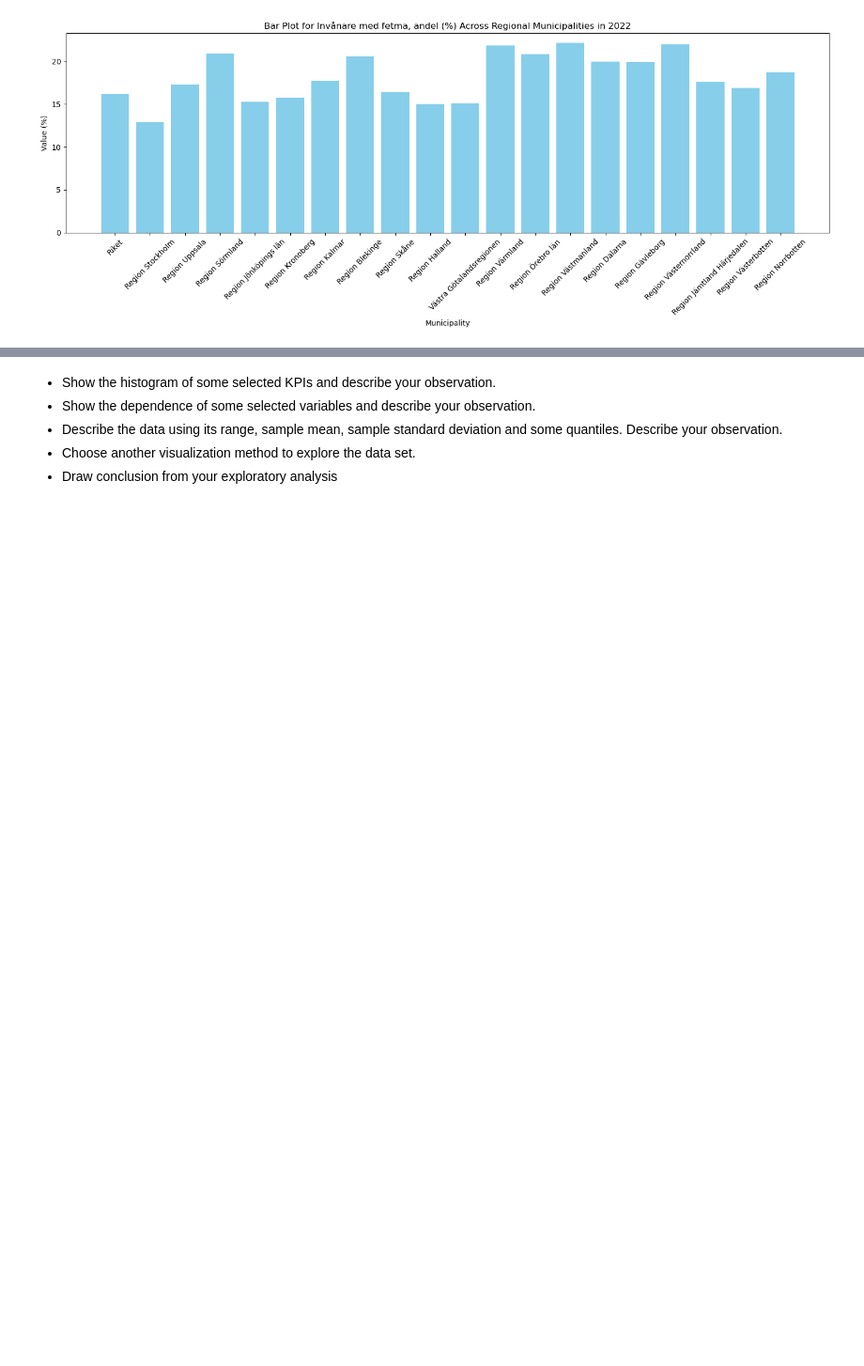
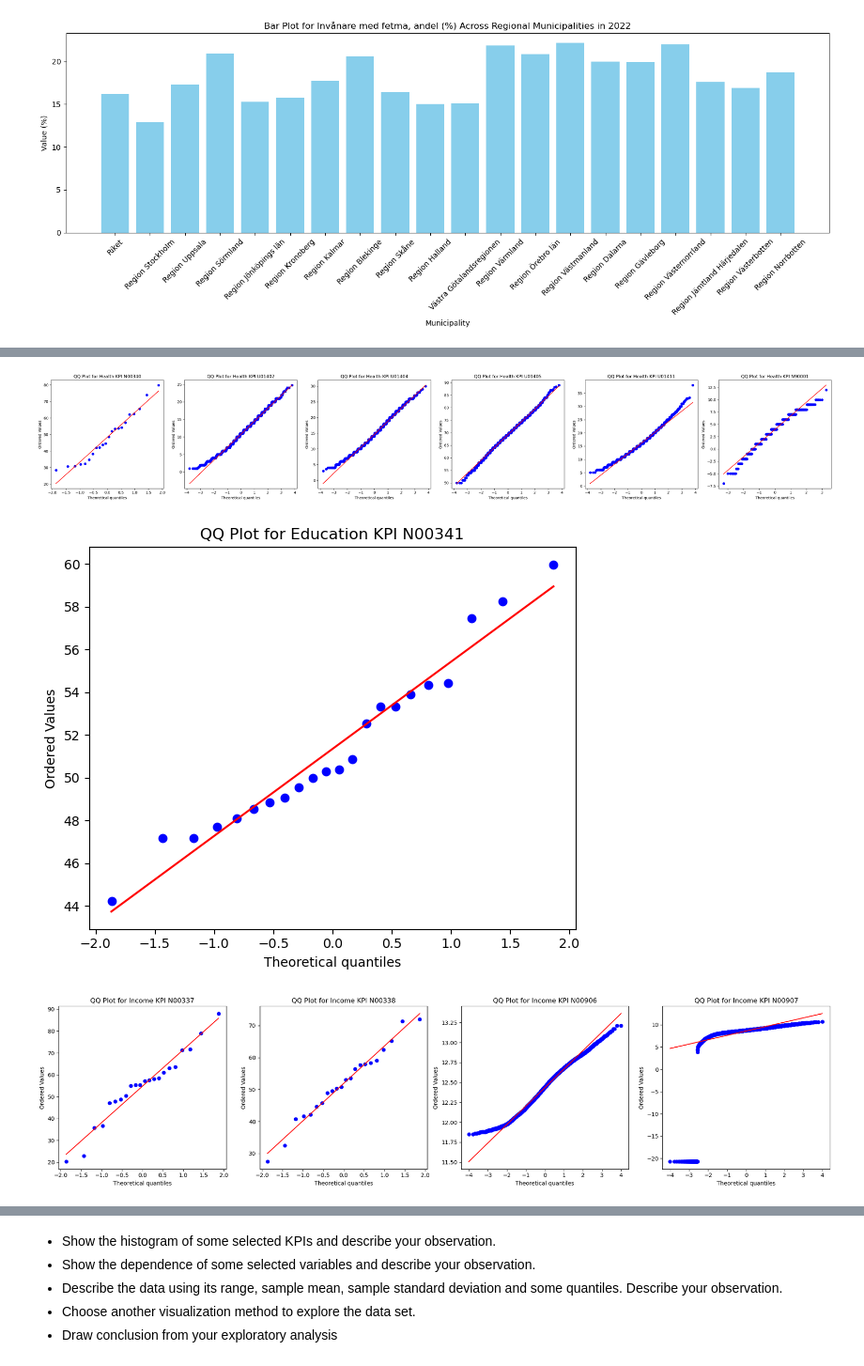
Before and after one commit to NilsDunlop/DIT863-Assignments, a Jupyter notebook: Project/Project.ipynb, the cells around one changed output, grey strips where cells are left out. Shown at 94% size. Saved outputs shown, nothing was run; the diff lists cells and outputs as text; code cells hidden in the pictures; blank space fills up the shorter version.

Commit message:
Add QQ plots for the health, education and income kpis

```diff
--- a/Project/Project.ipynb
+++ b/Project/Project.ipynb
@@ -173,20 +174,17 @@ for kpi in health_indicator_kpis:
 [figure]
 # %%
 # List of KPI IDs for each category
-health_kpis = ['N00340', 'N00351', 'N00362', 'N90001', 'U60507', 'U60508', 'U60509', 'N00923', 'N00925']
-education_kpis = ['N00341', 'N00352', 'N00363']
-income_kpis = ['N00337', 'N00338', 'N00348', 'N00349', 'N00359', 'N00360', 'N00906', 'N00907']
-health_system_kpis = ['N70706', 'N70808', 'N70824', 'N70832', 'N79190']
-health_experience_kpis = ['N79177', 'U71451', 'U71452', 'U71453', 'U71454', 'U71455', 'U71456', 'U71457']
+health_kpis = ['N00340', 'U01402', 'U01404', 'U01405', 'U01411', 'N90001']
+education_kpis = ['N00341']
+income_kpis = ['N00337', 'N00338', 'N00906', 'N00907']
 
 # Filtering the kpi_values dataframe to create separate dataframes for each category
 health_df = kpi_values[kpi_values['kpi'].isin(health_kpis)]
 education_df = kpi_values[kpi_values['kpi'].isin(education_kpis)]
 income_df = kpi_values[kpi_values['kpi'].isin(income_kpis)]
-health_system_df = kpi_values[kpi_values['kpi'].isin(health_system_kpis)]
-health_experience_df = kpi_values[kpi_values['kpi'].isin(health_experience_kpis)]
 
 # Display the first few rows of each filtered dataframe to verify
-print(health_df.keys())
-print(health_df[(health_df['kpi'] == 'N00340') & (health_df['municipality'] == 0)])
+print(health_df.head())
+print(education_df.head())
+print(income_df.head())
 # %% [output]
@@ -196,37 +209,37 @@ Index(['kpi', 'municipality', 'period', 'gender', 'value'], dtype='object')
 # %%
-# Define the KPIs for each category
-kpi_categories = {
-    "obesity": ['U60510', 'U60511', 'U60512'],
-    "smoking": ['U60543', 'U60544', 'U60545'],
-    "drinking": ['U60547', 'U60548', 'U60549']
-}
+# Define which KPIs should be log-transformed
+log_transform_kpis = ['N00906', 'N00907']
 
-# Education levels for labeling
-education_levels = ["pre_gymnasie", "gymnasie", "post_gymnasie"]
+def create_qq_plots_for_kpis(kpi_list, df, category_name):
+    num_plots = len(kpi_list)
+    if num_plots == 1:
+        fig, ax = plt.subplots(1, num_plots, figsize=(6, 5))
+        ax = [ax]  # Make it a list so we can use indexing
+    else:
+        fig, ax = plt.subplots(1, num_plots, figsize=(5 * num_plots, 5))
 
-# Dictionary to store the dataframes
-dataframes = {}
+    for i, kpi in enumerate(kpi_list):
+        # Filter for the KPI and total population
+        data = df[df['kpi'] == kpi]['value']
 
-for category, kpis in kpi_categories.items():
-    for i, kpi in enumerate(kpis):
-        key = f"{category}_{education_levels[i]}_educ"
-        dataframes[key] = kpi_values[(kpi_values['kpi'] == kpi) & (kpi_values['gender'] == 'T')]
+        # Check if log transformation is needed
+        if kpi in log_transform_kpis:
+            # Apply log transformation, avoiding log(0) by adding a small constant
+            data = np.log(data + 1e-9)
 
-# Create a function to generate Q-Q plots for a category
-def create_qq_plots(category):
-    fig, axs = plt.subplots(1, 3, figsize=(15, 5))
-
-    for i, level in enumerate(education_levels):
-        key = f"{category}_{level}_educ"
-        data = dataframes[key]['value']
-        stats.probplot(data, dist="norm", plot=axs[i])
-        axs[i].set_title(f'{category.capitalize()} {level.capitalize()} Education')
+        # Generate QQ plot
+        stats.probplot(data, dist="norm", plot=ax[i])
+        ax[i].set_title(f'QQ Plot for {category_name} KPI {kpi}')
 
     plt.tight_layout()
     plt.show()
 
-# Generate Q-Q plots for each category
-create_qq_plots('obesity')
-create_qq_plots('smoking')
-create_qq_plots('drinking')
+# Generate QQ plots for health, education, and income KPIs
+create_qq_plots_for_kpis(health_kpis, health_df, 'Health')
+create_qq_plots_for_kpis(education_kpis, education_df, 'Education')
+create_qq_plots_for_kpis(income_kpis, income_df, 'Income')
+# %% [output]
+[figure, added]
+[figure, added]
+[figure, added]
 # %% [markdown]
```
Also changed, not shown: parts of 4 cells of this notebook.
